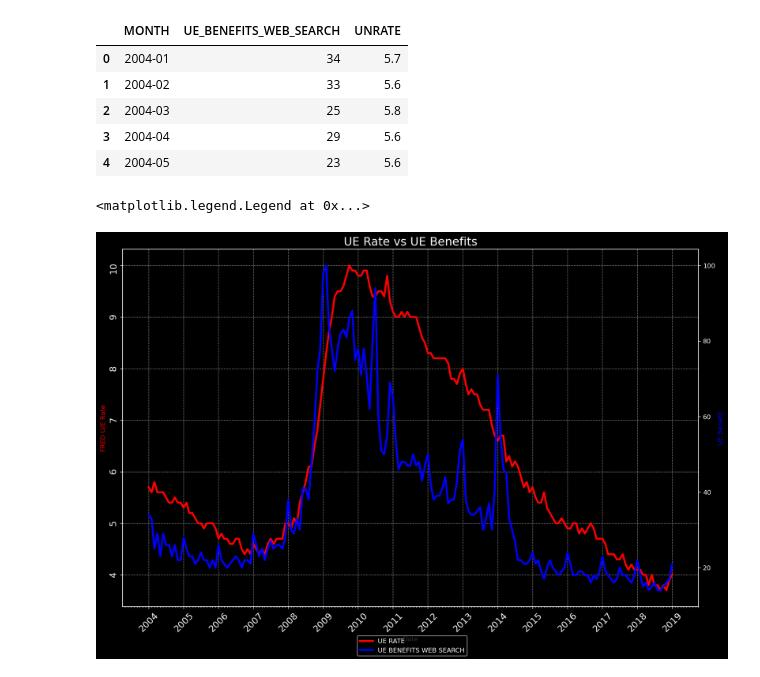
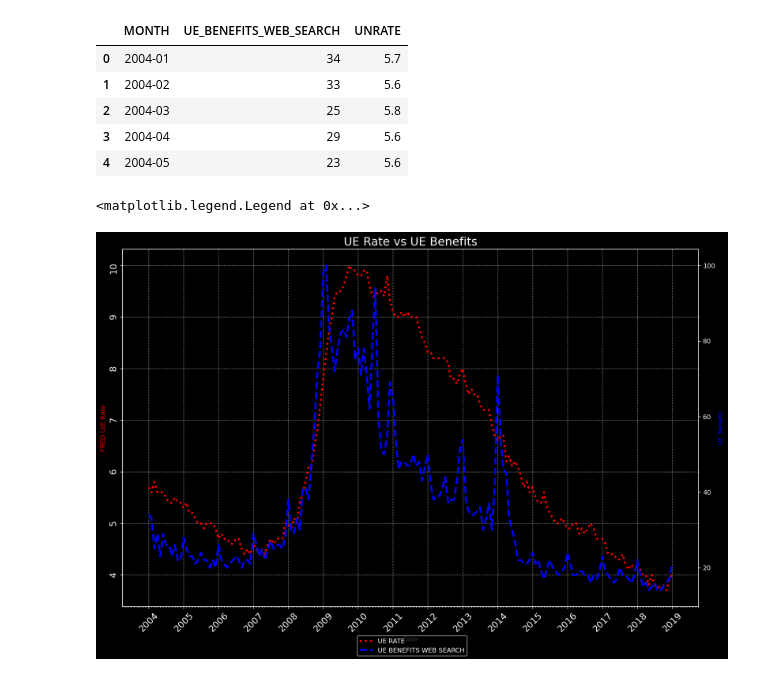
Before and after one commit to shane-221/Python_Basics, a Jupyter notebook: 09_Advanced-Data_Analysis(Pandas-Plotly-Seaborn)/75_Day_75_Matplotlib_Advanced/main.ipynb, the cells around one changed output. Saved outputs shown, nothing was run; the diff lists cells and outputs as text; code cells hidden in the pictures.

```diff
--- a/09_Advanced-Data_Analysis(Pandas-Plotly-Seaborn)/75_Day_75_Matplotlib_Advanced/main.ipynb
+++ b/09_Advanced-Data_Analysis(Pandas-Plotly-Seaborn)/75_Day_75_Matplotlib_Advanced/main.ipynb
@@ -212,33 +212,35 @@ YearFMT = mdates.DateFormatter('%Y')    # In this format
 ax1 =  plt.gca()
 ax2 = ax1.twinx()
 
 ax1.plot(unemployment_df["MONTH"],
          unemployment_df["UNRATE"],
          linewidth =3,
          label = "UE RATE",
-         color= "r")
+         color= "r",
+         linestyle = ":")               # Getting dotted lines
 ax2.plot(unemployment_df["MONTH"],
          unemployment_df["UE_BENEFITS_WEB_SEARCH"],
          linewidth =3,
          label = "UE BENEFITS WEB SEARCH",
-         color ="b")
+         color ="b",
+         linestyle = "--")              # Getting dashed lines
 
 ax1.xaxis.set_major_locator(Years)      # Major locator in years
 ax1.xaxis.set_minor_locator(Months)     # Minor locator in months
 ax1.xaxis.set_major_formatter(YearFMT)  # Years in this format.
 
     # Other functionalities
 ax1.set_xlabel("Date")
 plt.title("UE Rate vs UE Benefits", fontsize=18, loc ="center")
 ax2.set_ylabel("UE Benefit", color = "b")
 ax1.set_ylabel("FRED U/E Rate", color = "r")
 
         # Adding a grey grid to chart
 ax1.grid(True, linestyle = "--", color = "grey")
 
     # Legend
 function =plt.gcf()
 function.legend(loc ="lower center")
 # %% [output]
 <matplotlib.legend.Legend at 0x...>
-[figure, old version]
+[figure, new version]
```
